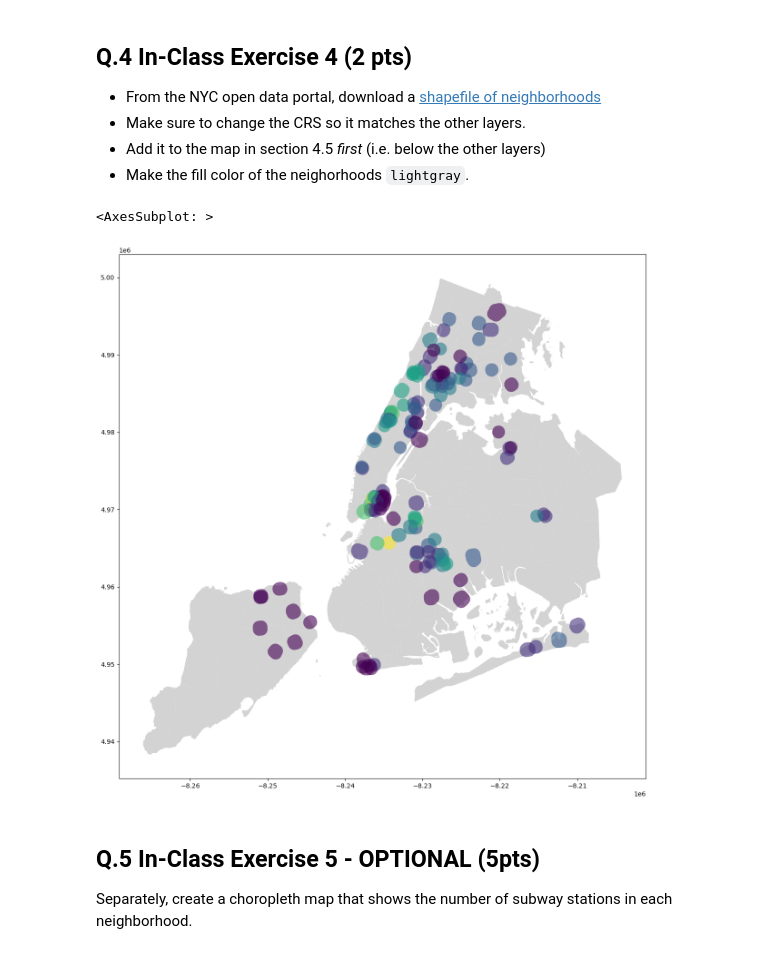
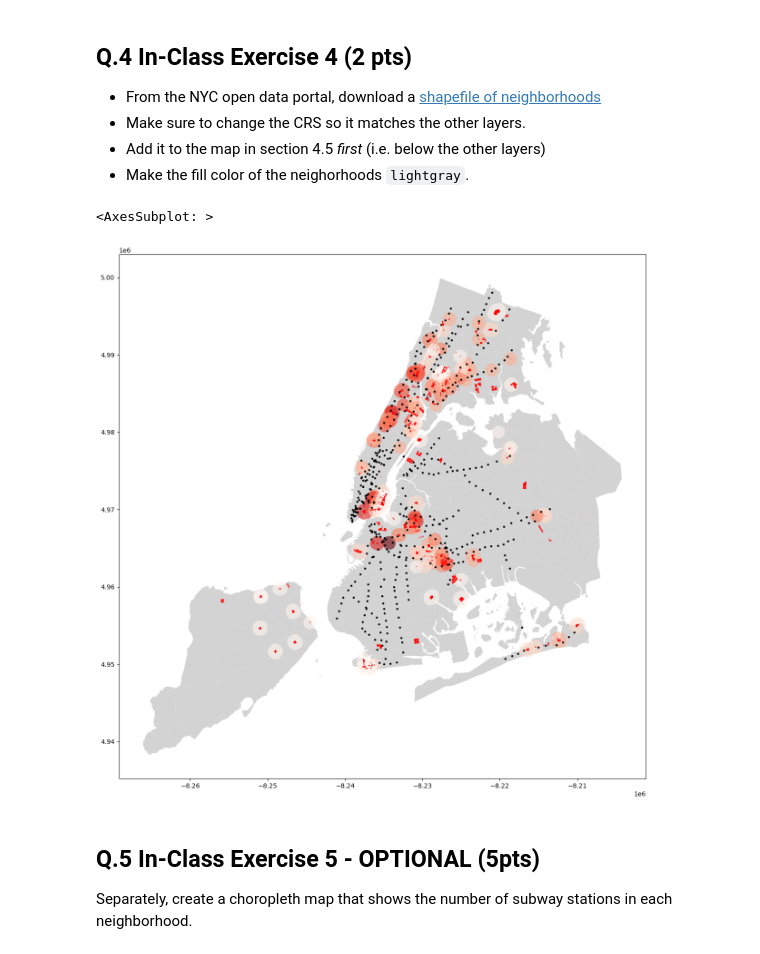
Before and after one commit to RainCyz/4680_5680_intro_uds, a Jupyter notebook: Week2/Yucheng_s_Solutions/W2_geopandas_Yucheng.ipynb, the cells around one changed output. Drawn from its saved outputs; the diff is of its cells as text; code cells hidden in the pictures.

```diff
--- a/Week2/Yucheng_s_Solutions/W2_geopandas_Yucheng.ipynb
+++ b/Week2/Yucheng_s_Solutions/W2_geopandas_Yucheng.ipynb
@@ -714,23 +714,33 @@ public_housing_buffer.head()
 # %%
 ## Insert your code here
 neighborhood = gpd.read_file('NTAs.zip')
 
 # change the CRS so it matches the other layers.
 neighborhood = neighborhood.to_crs(epsg=3857)
 
 # create a new plot to display
 
 fig2, ax2 = plt.subplots(figsize=(15,15))
 
 neighborhood.plot(color='lightgray',
                      ax=ax2)
 
 public_housing_buffer.plot(column='station_count',
                             ax=ax2,
-                            alpha=.6)
+                            alpha=.6,
+                            cmap='Reds')
+
+# markersize is the marker size
+stations.plot(markersize=5,
+            color='black',
+            ax=ax2)
+# markersize is the marker size
+public_housing.plot(
+            color='red',
+            ax=ax2)
 # %% [output]
 <AxesSubplot: >
-[figure, old version]
+[figure, new version]
 # %% [markdown]
 ## Q.5 In-Class Exercise 5 - OPTIONAL (5pts)
 Separately, create a choropleth map that shows the number of subway stations in each neighborhood.
```
Also changed, not shown: parts of 12 cells of this notebook, 4 other files.
